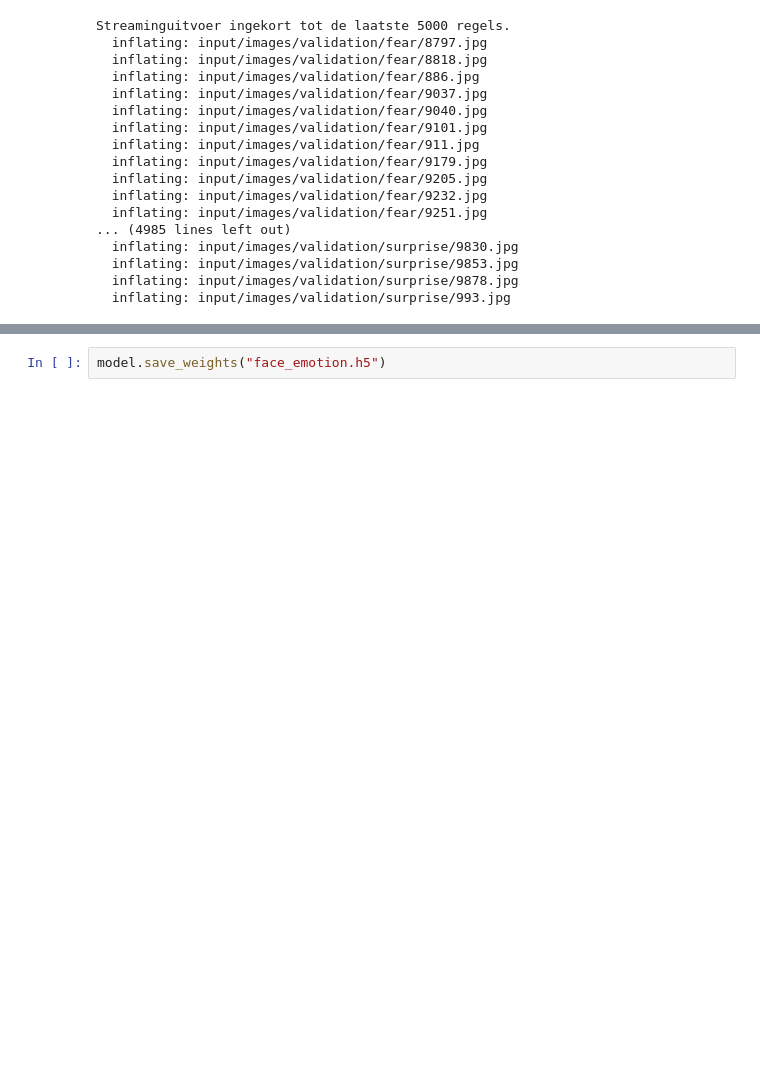
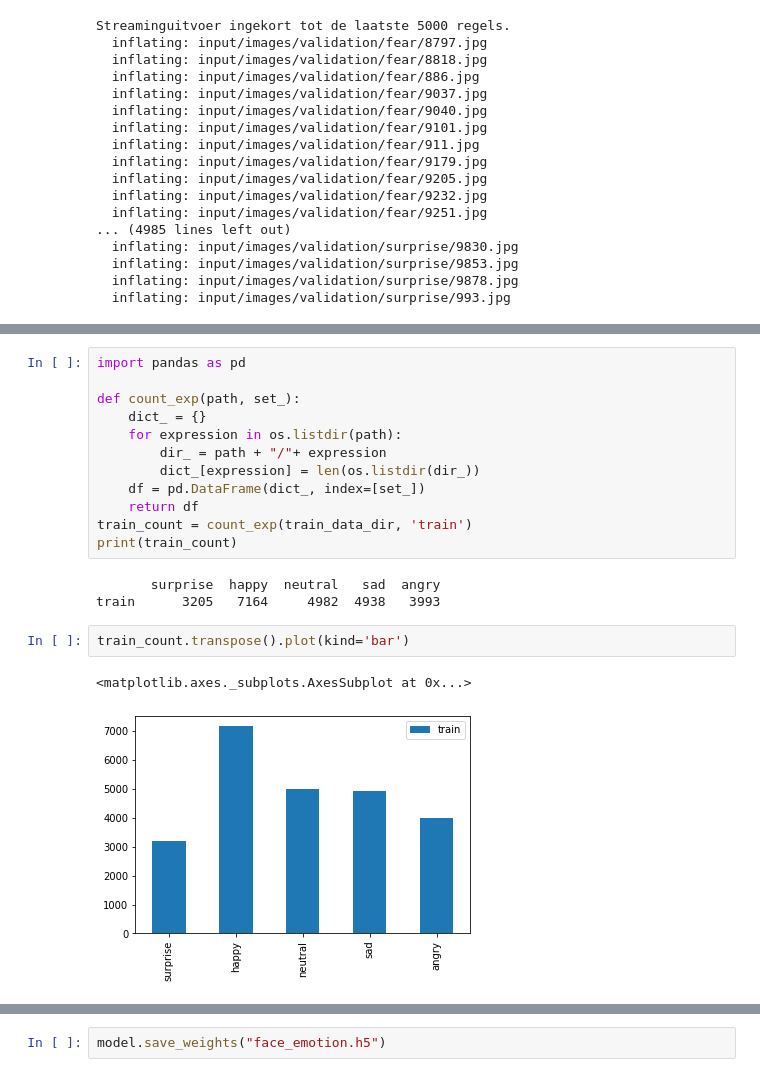
Before and after one commit to ReggieVW/ChatBuddy, a Jupyter notebook: python_server/face_sentiment/face_emotion_training.ipynb, the cells around one changed output, grey strips where cells are left out. Drawn from its saved outputs; the diff is of its cells as text; blank space fills up the shorter version.

```diff
--- a/python_server/face_sentiment/face_emotion_training.ipynb
+++ b/python_server/face_sentiment/face_emotion_training.ipynb
@@ -73,0 +99,20 @@ validation_data_dir = base_path + 'validation'
+# %%
+import pandas as pd
+
+def count_exp(path, set_):
+    dict_ = {}
+    for expression in os.listdir(path):
+        dir_ = path + "/"+ expression
+        dict_[expression] = len(os.listdir(dir_))
+    df = pd.DataFrame(dict_, index=[set_])
+    return df
+train_count = count_exp(train_data_dir, 'train')
+print(train_count)
+# %% [output]
+       surprise  happy  neutral   sad  angry
+train      3205   7164     4982  4938   3993
+# %%
+train_count.transpose().plot(kind='bar')
+# %% [output]
+<matplotlib.axes._subplots.AxesSubplot at 0x...>
+[figure, added]
```
Also changed, not shown: parts of 26 cells of this notebook, 2 other files.
